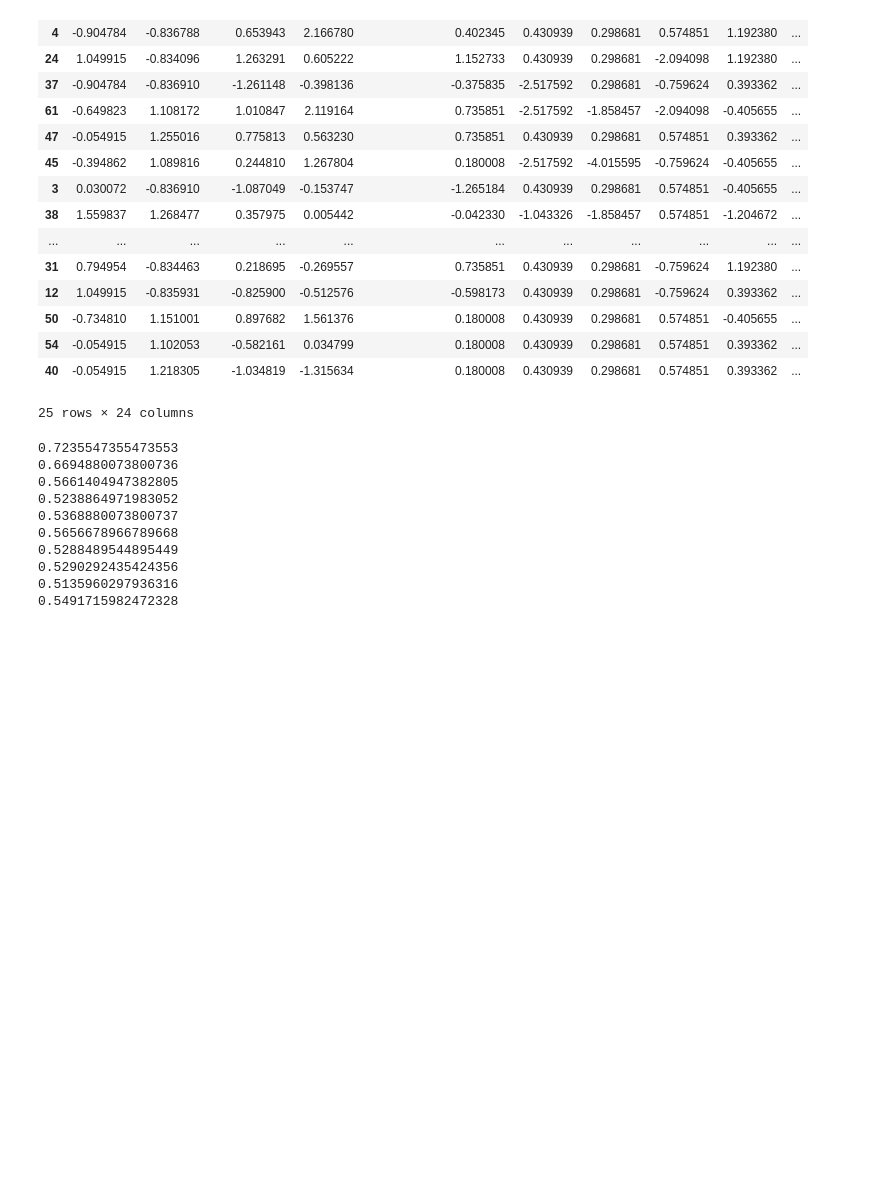
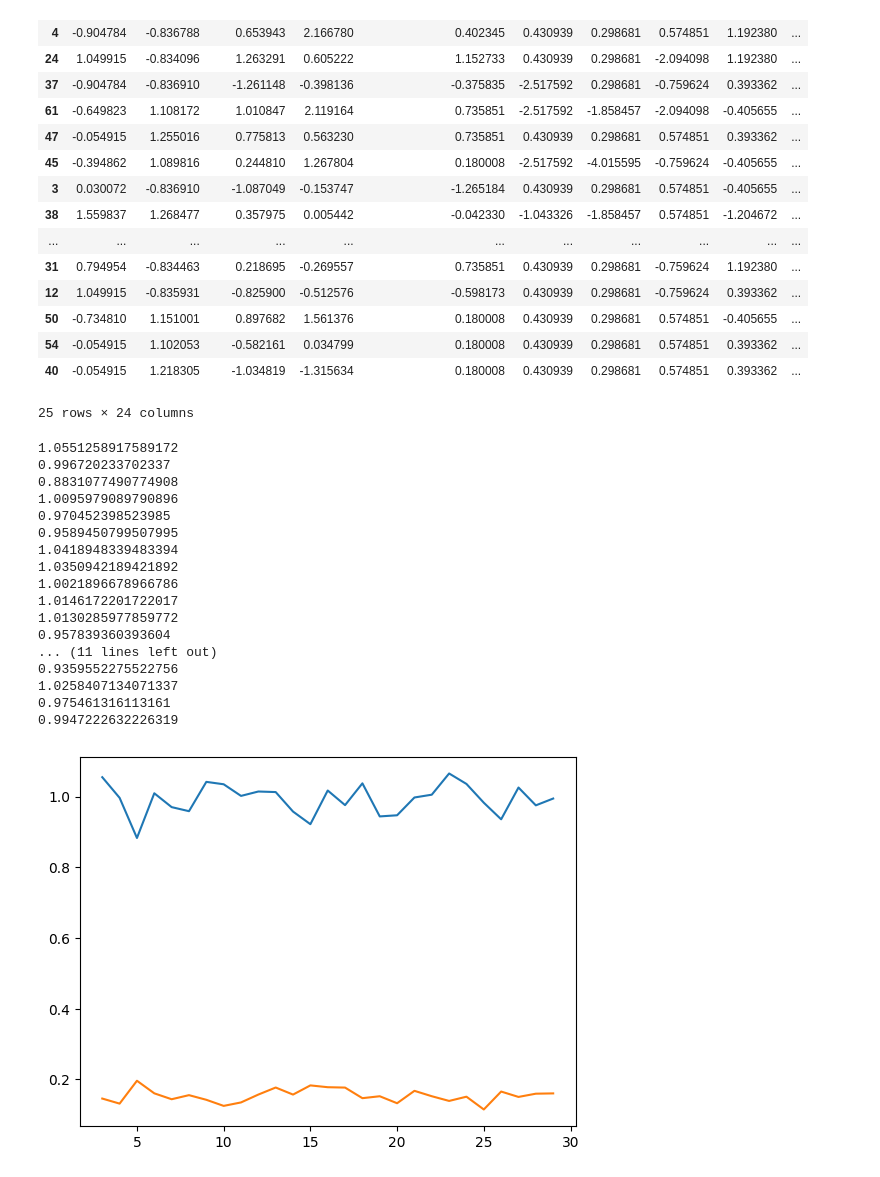
Before and after one commit to cMancio00/Contest_MASL_2023, a Jupyter notebook: random_forest.ipynb, the cells around one changed output. Saved outputs shown, nothing was run; the diff lists cells and outputs as text; code cells hidden in the pictures; blank space fills up the shorter version.

Commit message:
Hyperparameter for Random Forest
Andamento MSE strano... Da aggiustare

```diff
--- a/random_forest.ipynb
+++ b/random_forest.ipynb
@@ -71,31 +71,54 @@ validation_depression = df_smaller.iloc[validation_idx_depression]
 # %%
 #crea la random forest per la depressione
 from sklearn.ensemble import RandomForestRegressor
+import matplotlib.pyplot as plt
 #TODO fare il validation per parametri B ed MTRY, questa è solo una prova...
 min_validation_error = sys.maxsize
 min_model = None
-list_n_trees = [10,20,30,60,100,125,150,200,300,400]
-for i in range(0,len(list_n_trees)):
-    rf = RandomForestRegressor(n_estimators=list_n_trees[i])
-    rf.fit(training_depression, y_depression.iloc[training_idx_depression])
-    y_predict_depression = rf.predict(validation_depression)
-    #Calcolo del validation error...
-    MSE = np.mean((y_depression.iloc[validation_idx_depression]-y_predict_depression)**2)
-    print(MSE)
-    if min_validation_error > MSE:
-        min_model = rf
-        min_validation_error = MSE
+#TODO aggiunti parametri list e max_depth, però stranamente la curva di validation error non è quella che ci si aspetta...
+list_n_trees = [int(x) for x in np.linspace(start = 10, stop = 1000, num = 10)]
+max_depth = [int(x) for x in range(3,30)]
+MSE_VAL_list = []
+MES_TRAIN_list = []
+for i in range(0,len(max_depth)):
+        #TODO inserire poi i parametri. Per ora risultati anomali nel MSE
+        rf = RandomForestRegressor()
+        rf.fit(training_depression, y_depression.iloc[training_idx_depression])
+        y_depression_validation = rf.predict(validation_depression)
+        y_depression_training = rf.predict(training_depression)
+        #calcolo training error
+        MSE_TR = np.mean((y_depression.iloc[training_idx_depression]-y_depression_training)**2)
+        MES_TRAIN_list.append(MSE_TR)
+        #Calcolo del validation error...
+        MSE_VAL = np.mean((y_depression.iloc[validation_idx_depression]-y_depression_validation)**2)
+        print(MSE_VAL)
+        MSE_VAL_list.append(MSE_VAL)
+        if min_validation_error > MSE_VAL:
+            min_model = rf
+            min_validation_error = MSE_VAL
+
+plt.plot(max_depth,MSE_VAL_list)
+plt.plot(max_depth,MES_TRAIN_list)
+plt.show()
 # %% [output]
-0.7235547355473553
-0.6694880073800736
-0.5661404947382805
-0.5238864971983052
-0.5368880073800737
-0.5656678966789668
-0.5288489544895449
-0.5290292435424356
-0.5135960297936316
-0.5491715982472328
+1.0551258917589172
+0.996720233702337
+0.8831077490774908
+1.0095979089790896
+0.970452398523985
+0.9589450799507995
+1.0418948339483394
+1.0350942189421892
+1.0021896678966786
+1.0146172201722017
+1.0130285977859772
+0.957839360393604
+... (11 lines left out)
+0.9359552275522756
+1.0258407134071337
+0.975461316113161
+0.9947222632226319
+[figure, added]
 # %%
 from sklearn.ensemble import RandomForestRegressor
 from random import sample, seed
```
